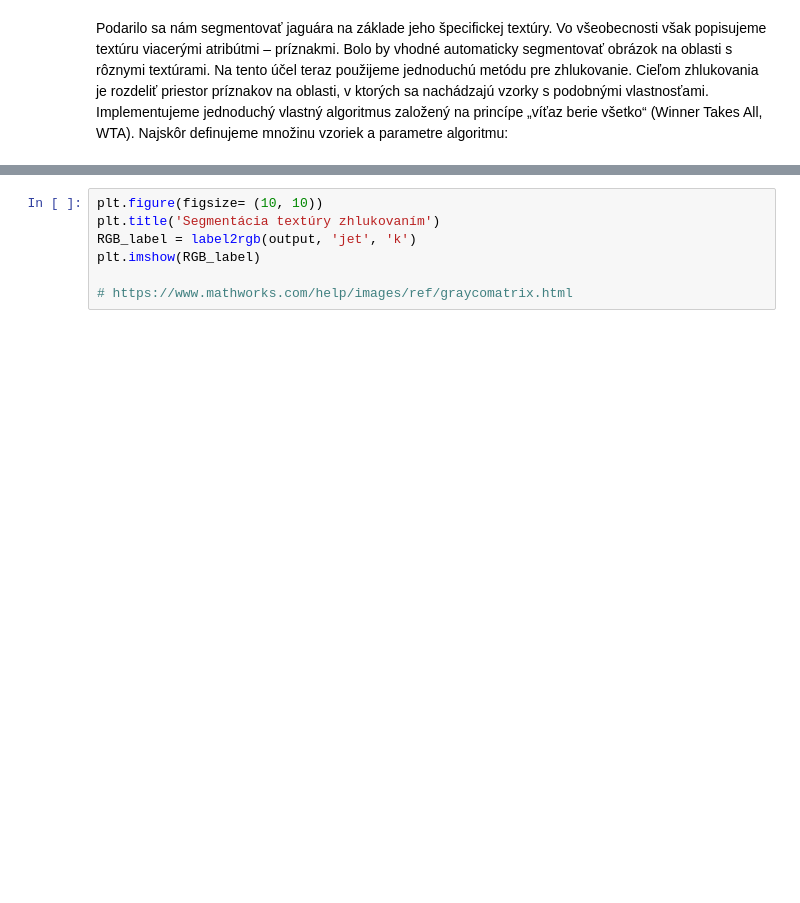
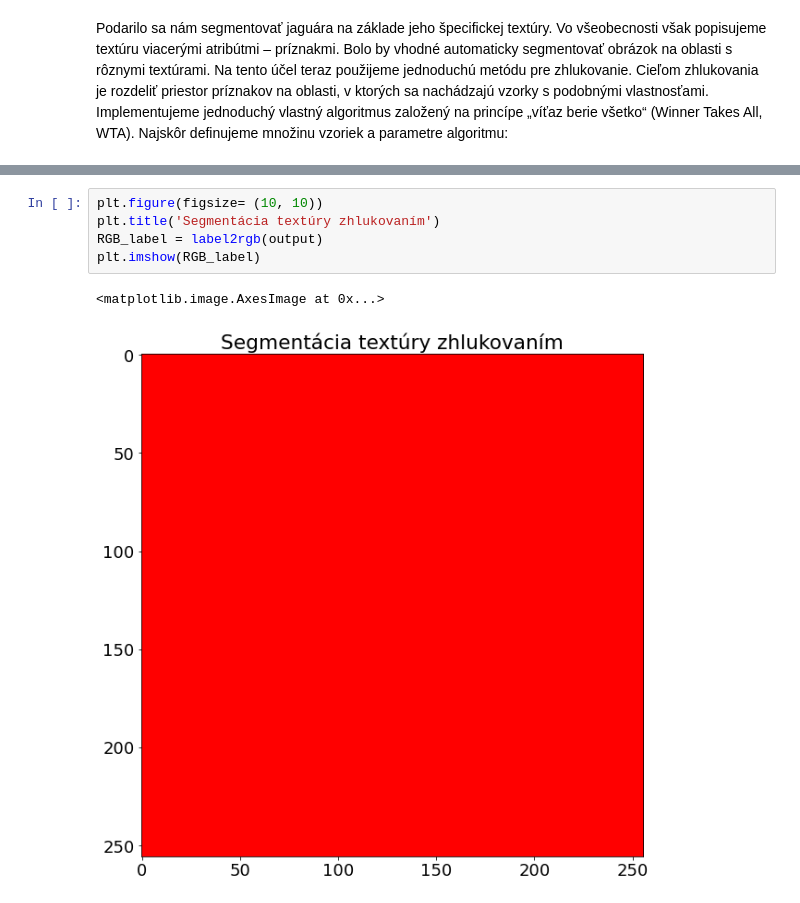
Before and after one commit to Miro001/computer-vision, a Jupyter notebook: 12. Textúry.ipynb, the cells around one changed output, grey strips where cells are left out. Drawn from its saved outputs; the diff is of its cells as text; blank space fills up the shorter version.

```diff
--- a/12. Textúry.ipynb
+++ b/12. Textúry.ipynb
@@ -208,7 +201,8 @@ NameError: name 'X' is not defined
 # %%
 plt.figure(figsize= (10, 10))
 plt.title('Segmentácia textúry zhlukovaním')
-RGB_label = label2rgb(output, 'jet', 'k')
+RGB_label = label2rgb(output)
 plt.imshow(RGB_label)
-
-# https://www.mathworks.com/help/images/ref/graycomatrix.html
+# %% [output]
+<matplotlib.image.AxesImage at 0x...>
+[figure, added]
```
Also changed, not shown: parts of 5 cells of this notebook.
